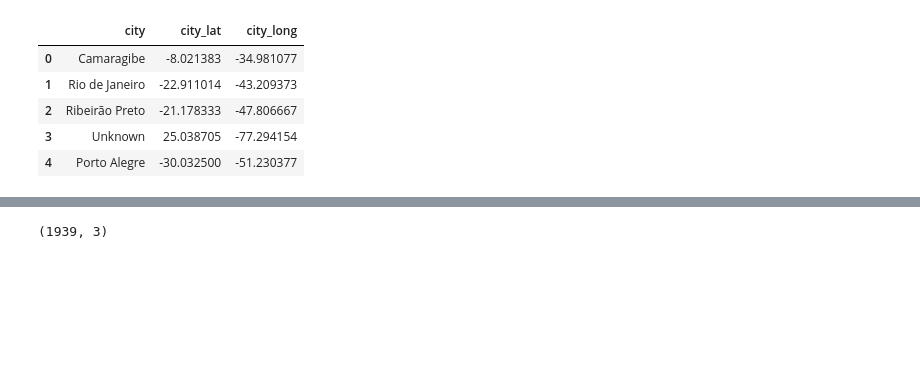
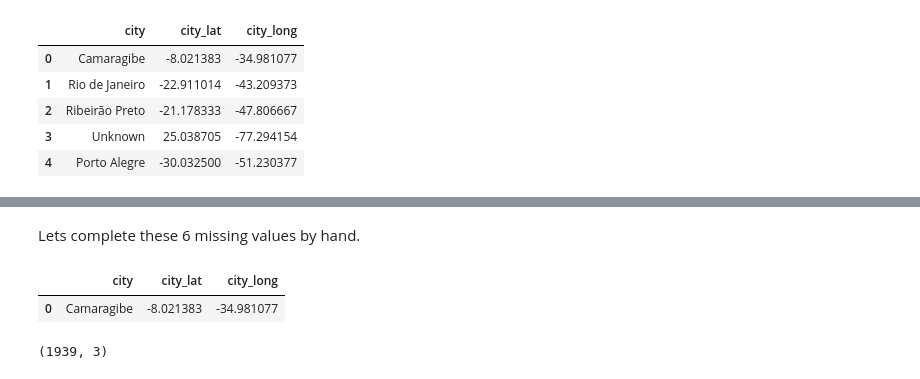
Before and after one commit to rozanecm/7506_OrganizacionDeDatos_TP1, a Jupyter notebook: tp1.ipynb, the cells around one changed output, grey strips where cells are left out. Cells and saved outputs as stored; diff of their text form; code cells hidden in the pictures; blank space fills up the shorter version.

```diff
--- a/tp1.ipynb
+++ b/tp1.ipynb
@@ -543,3 +588,10 @@ cities_with_coordinates.head()
+# %% [markdown]
+Lets complete these 6 missing values by hand.
+# %%
+cities_with_coordinates.head(1)
+# %% [output]
+|  | city | city_lat | city_long |
+| 0 | Camaragibe | -8.021383 | -34.981077 |
 # %%
 cities_with_coordinates.shape
 # %% [output]
```
Also changed, not shown: parts of 12 cells of this notebook.
